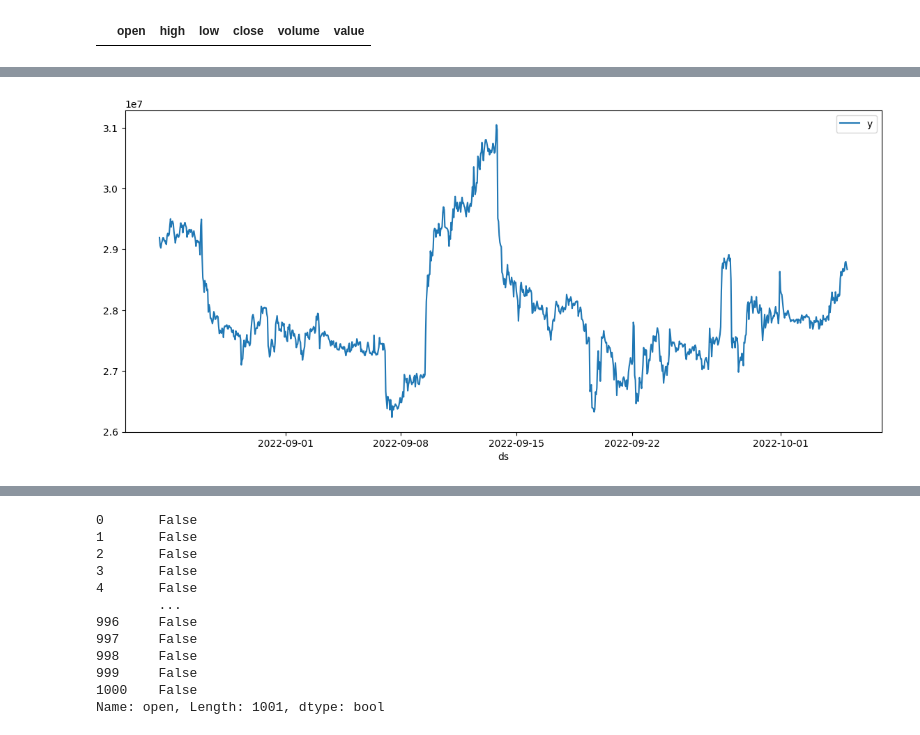
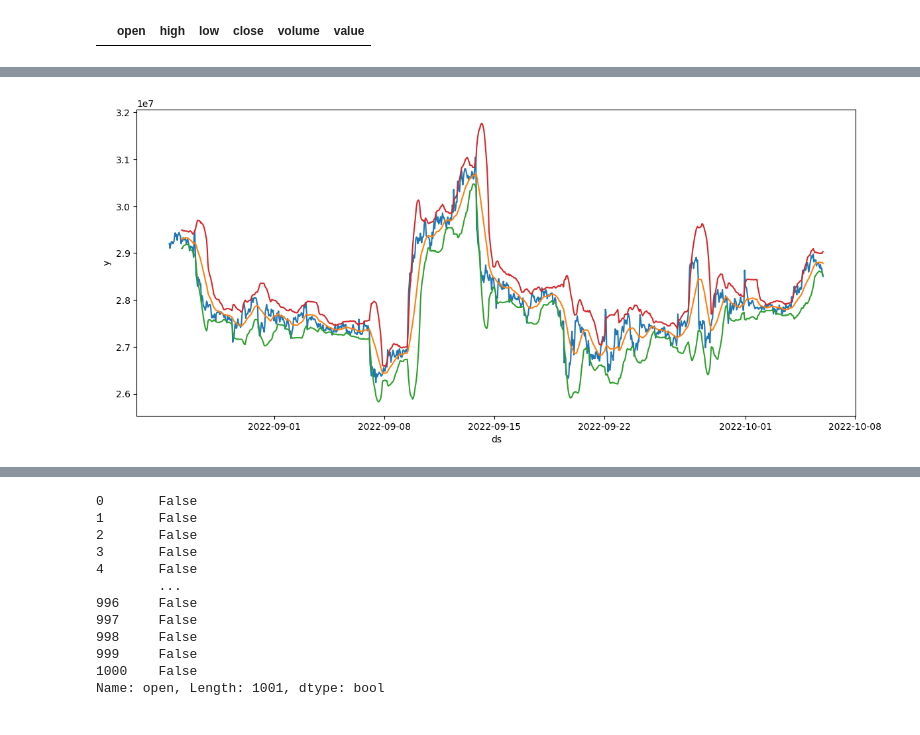
Before and after one commit to jjooki/AutoTrading, a Jupyter notebook: upbit/predict_test.ipynb, the cells around one changed output, grey strips where cells are left out. Cells and saved outputs as stored; diff of their text form; code cells hidden in the pictures.

Commit message:
feat: Edit MA & bollinger band

```diff
--- a/upbit/predict_test.ipynb
+++ b/upbit/predict_test.ipynb
@@ -82 +101,5 @@ data
 1001 rows × 2 columns
+# %%
+ma20 = data.rolling(20).mean()
+ma20['ds'] = data['ds']
+ma20
@@ -82,0 +120,4 @@ data
+# %%
+ma60 = data.rolling(60).mean()
+ma60['ds'] = data['ds']
+ma60
@@ -82,0 +138,4 @@ data
+# %%
+ma120 = data.rolling(120).mean()
+ma120['ds'] = data['ds']
+ma120
@@ -82,0 +156,5 @@ data
+# %%
+bollinger_upper = data.rolling(20).mean() + data.rolling(20).std() * 2
+bollinger_lower = data.rolling(20).mean() - data.rolling(20).std() * 2
+bollinger_upper['ds'] = data['ds']
+bollinger_lower['ds'] = data['ds']
@@ -83,10 +193,14 @@ data
 # %%
 import matplotlib.pyplot as plt
 import seaborn as sns
 
-data = data.set_index('ds').asfreq('H')
 plt.figure(figsize=(14,6))
-sns.lineplot(data=data)
+sns.lineplot(data=data, x='ds', y='y')
+sns.lineplot(data=ma20, x='ds', y='y')
+sns.lineplot(data=ma60, x='ds', y='y')
+sns.lineplot(data=ma120, x='ds', y='y')
+sns.lineplot(data=bollinger_lower, x='ds', y='y')
+sns.lineplot(data=bollinger_upper, x='ds', y='y')
 plt.show()
 # %% [output]
-[figure, old version]
+[figure, new version]
```
Also changed, not shown: parts of 14 cells of this notebook.
